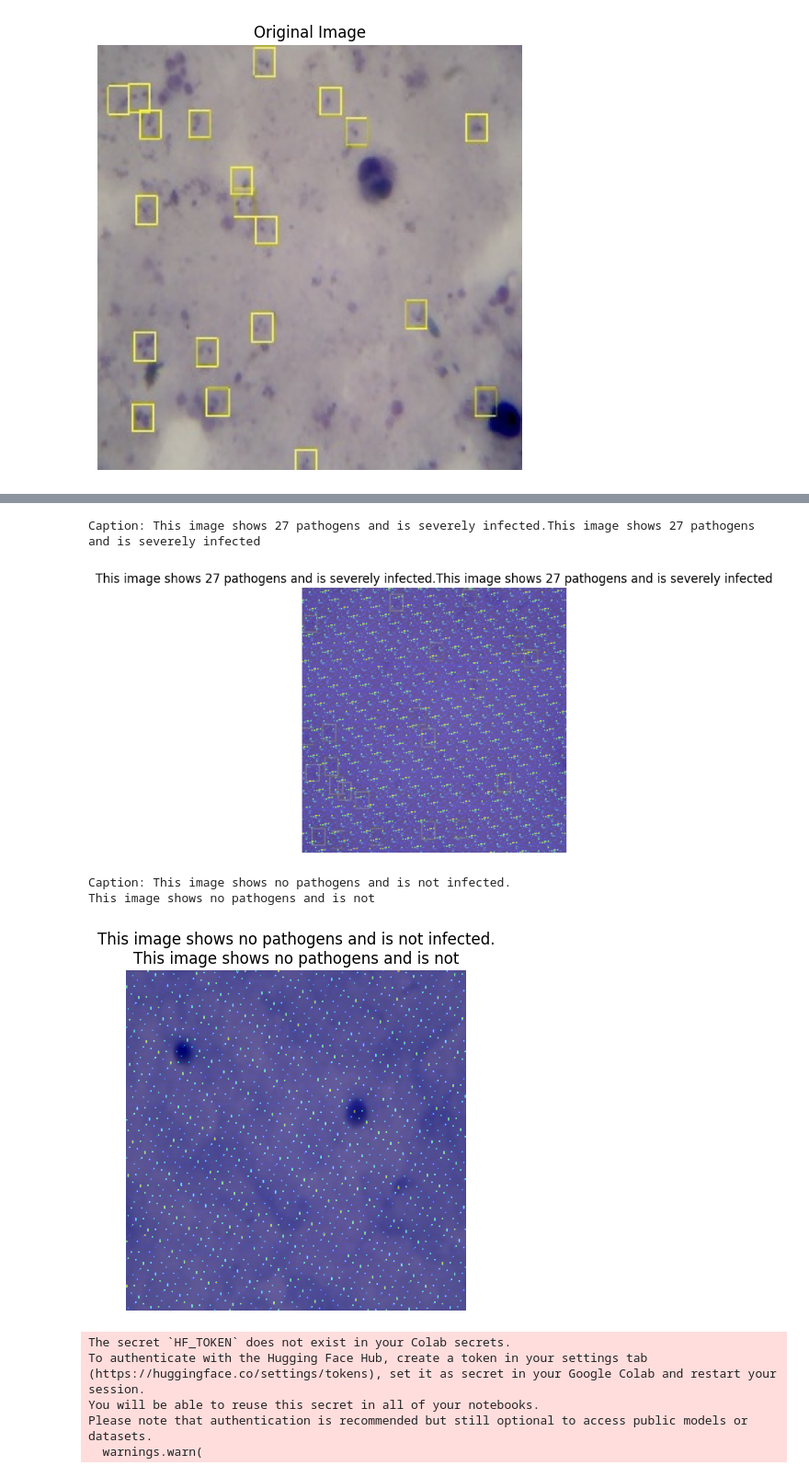
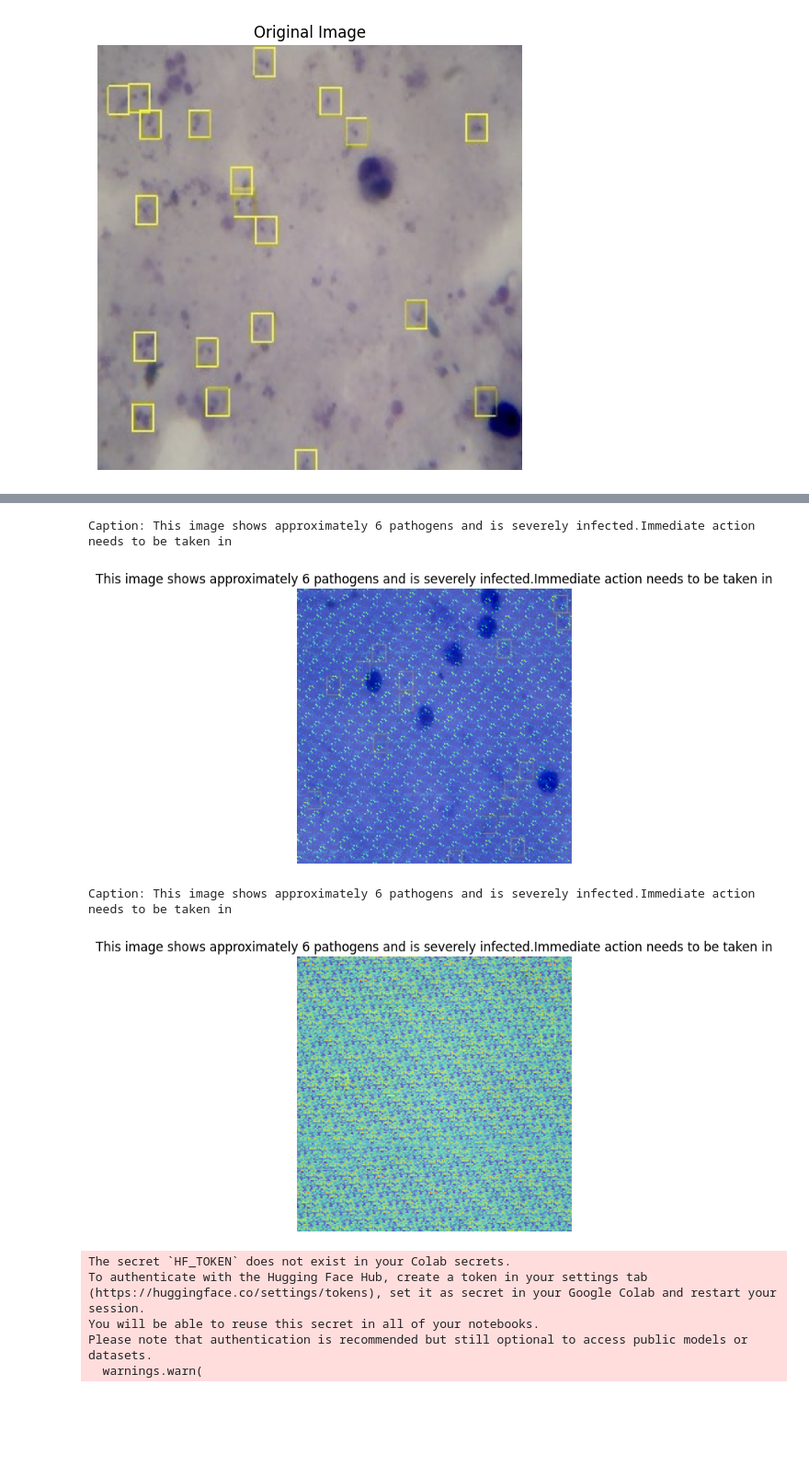
Before and after one commit to BRIAN12682/Automation-Projects, a Jupyter notebook: NLPMalaria31.ipynb, the cells around one changed output, grey strips where cells are left out. Shown at 92% size. Drawn from its saved outputs; the diff is of its cells as text; code cells hidden in the pictures; blank space fills up the shorter version.

```diff
--- a/NLPMalaria31.ipynb
+++ b/NLPMalaria31.ipynb
@@ -232,17 +232,17 @@ trainer = Seq2SeqTrainer(
 
 # Train the model
 trainer.train()
-# Evaluate the model
-results = trainer.evaluate()
-validation_accuracy = results["eval_accuracy"]
+# # Evaluate the model
+# results = trainer.evaluate()
+# validation_accuracy = results["eval_accuracy"]
 
 # Save the model and tokenizer
 model.save_pretrained("/content/drive/MyDrive/vitgpt_model")
 tokenizer.save_pretrained("/content/drive/MyDrive/vitgpt_model")
 
-# Save the validation accuracy
-with open("/content/drive/MyDrive/validation_accuracy.txt", "w") as f:
-    f.write(f"Validation Accuracy: {validation_accuracy}\n")
+# # Save the validation accuracy
+# with open("/content/drive/MyDrive/validation_accuracy.txt", "w") as f:
+#     f.write(f"Validation Accuracy: {validation_accuracy}\n")
 # %% [output]
 We strongly recommend passing in an `attention_mask` since your input_ids may be padded. See https://huggingface.co/docs/transformers/troubleshooting#incorrect-output-when-padding-tokens-arent-masked.
 You may ignore this warning if your `pad_token_id` (50256) is identical to the `bos_token_id` (50256), `eos_token_id` (50256), or the `sep_token_id` (None), and your input is not padded.
@@ -686,6 +761,6 @@ for file in files:
 # %%
 import numpy as np# Add this function after defining your model and other necessary components
-def visualize_attention(image_path, model, tokenizer, processor):
+def visualize_attention(image_path, model, tokenizer, processor, max_length=50):
     # Load and process the imageV
     image = Image.open(image_path).convert("RGB")
     inputs = processor(images=image, return_tensors="pt").to(device)
@@ -722,14 +797,14 @@ def visualize_attention(image_path, model, tokenizer, processor):
     plt.show()
 
 # Example usage
-test_image_path = '/content/drive/MyDrive/DATASETS/Annotated_Folder/train/Positive/plasmodium-0003.jpg'
-visualize_attention(test_image_path, model, tokenizer, processor)
+test_image_path = '/content/drive/MyDrive/DATASETS/Annotated_Folder/train/Positive/plasmodium-2701.jpg'
+visualize_attention(test_image_path, model, tokenizer, processor, max_length=50)
 # %% [output]
-Caption: This image shows 27 pathogens and is severely infected.This image shows 27 pathogens and is severely infected
+Caption: This image shows approximately 6 pathogens and is severely infected.Immediate action needs to be taken in
-[figure, old version]
+[figure, new version]
 # %%
 import numpy as np# Add this function after defining your model and other necessary components
-def visualize_attention(image_path, model, tokenizer, processor):
+def visualize_attention(image_path, model, tokenizer, processor, max_length=50):
     # Load and process the imageV
     image = Image.open(image_path).convert("RGB")
     inputs = processor(images=image, return_tensors="pt").to(device)
@@ -740,38 +815,37 @@ def visualize_attention(image_path, model, tokenizer, processor):
         encoder_outputs = model.encoder(**inputs, output_attentions=True, return_dict=True)
 
     # Decode the generated caption
     pixel_values = inputs["pixel_values"]
     generated_ids = model.generate(pixel_values)
     caption = tokenizer.decode(generated_ids[0], skip_special_tokens=True)
     print(f"Caption: {caption}")
 
     # Extract the attention weights
     encoder_attentions = encoder_outputs.attentions
     last_layer_attentions = encoder_attentions[-1]
 
     # Average the attention weights over all heads
     attn_weights = last_layer_attentions.mean(dim=1).squeeze().cpu().numpy()
 
     # Normalize the attention map
     attn_map = (attn_weights - attn_weights.min()) / (attn_weights.max() - attn_weights.min())
 
     # Resize the attention map to match the image size
     attn_map = np.resize(attn_map, (image.size[1], image.size[0]))
 
     # Overlay the attention map on the original image
     plt.imshow(image)
     plt.imshow(attn_map, cmap="jet", alpha=0.5)  # Adjust the alpha value to control transparency
     plt.axis("off")
     plt.title(caption)
     plt.show()
 
 # Example usage
-test_image_path = '/content/drive/MyDrive/DATASETS/Annotated_Folder/train/Negative/plasmodium-0001.jpg'
-visualize_attention(test_image_path, model, tokenizer, processor)
+test_image_path = '/content/drive/MyDrive/DATASETS/Annotated_Folder/train/Positive/plasmodium-0300.jpg'
+visualize_attention(test_image_path, model, tokenizer, processor, max_length=50)
 # %% [output]
-Caption: This image shows no pathogens and is not infected.
-This image shows no pathogens and is not
+Caption: This image shows approximately 6 pathogens and is severely infected.Immediate action needs to be taken in
-[figure, old version]
+[figure, new version]
 # %%
 from transformers import MarianMTModel, MarianTokenizer
 
```
Also changed, not shown: parts of 6 cells of this notebook.
